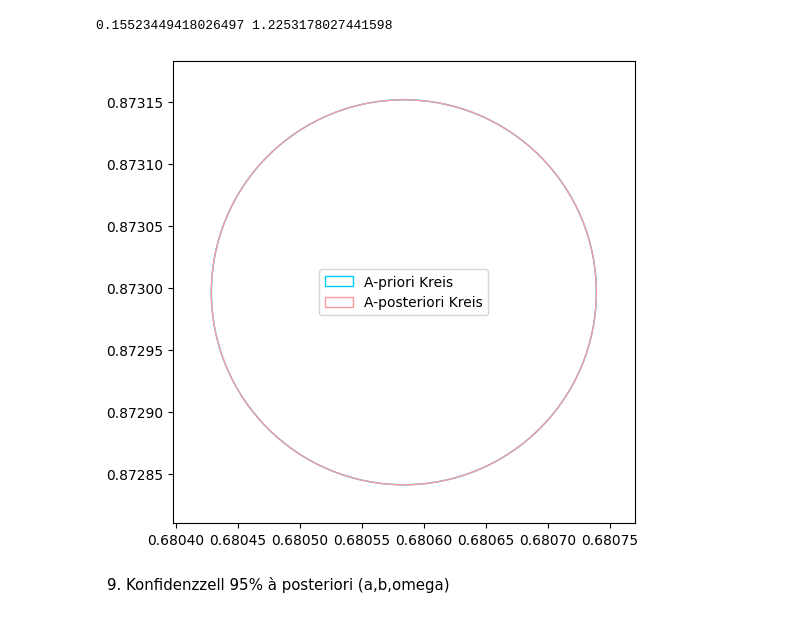
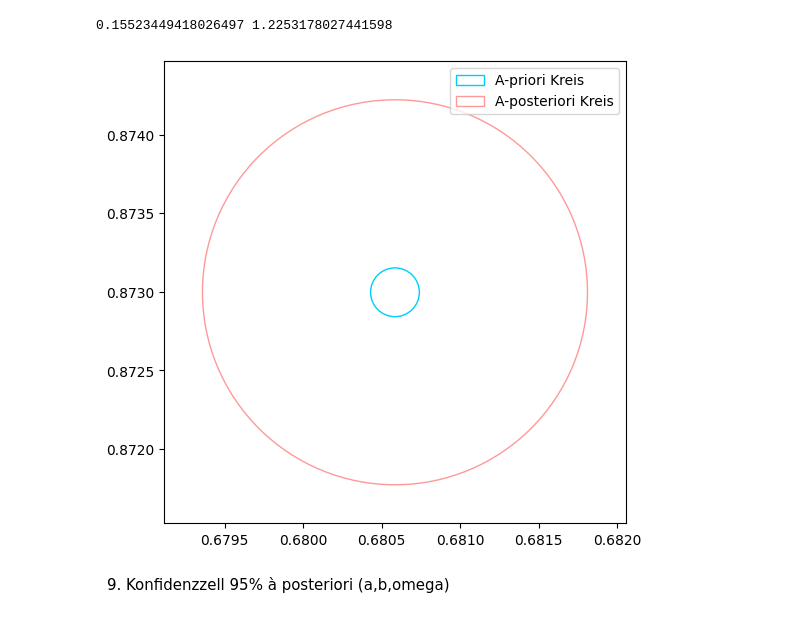
Before and after one commit to 9Marco9/u04-freie-stationierung-9Marco9-main, a Jupyter notebook: U04_freie_Stationierung_Marco_Klaus.ipynb, the cells around one changed output. Drawn from its saved outputs; the diff is of its cells as text; code cells hidden in the pictures.

```diff
--- a/U04_freie_Stationierung_Marco_Klaus.ipynb
+++ b/U04_freie_Stationierung_Marco_Klaus.ipynb
@@ -630,11 +630,15 @@ print(Sig_Helm_aprio, Sig_Helm_apost)
 # %% [output]
 0.15523449418026497 1.2253178027441598
 # %%
+#from src.accuracy_plot import plot_2
+
+#plot_2(Sig_Helm_aprio,Sig_Helm_aprio,sE, sN)
+
 from src.accuracy_plot import plot_2
 
-plot_2(Sig_Helm_aprio,Sig_Helm_aprio,sE, sN)
+plot_2(Sig_Helm_aprio,Sig_Helm_apost,sE,sN)
 # %% [output]
-[figure, old version]
+[figure, new version]
 # %% [markdown]
 9. Konfidenzzell 95% à posteriori (a,b,omega)
 # %%
```
Also changed, not shown: parts of 4 cells of this notebook.
